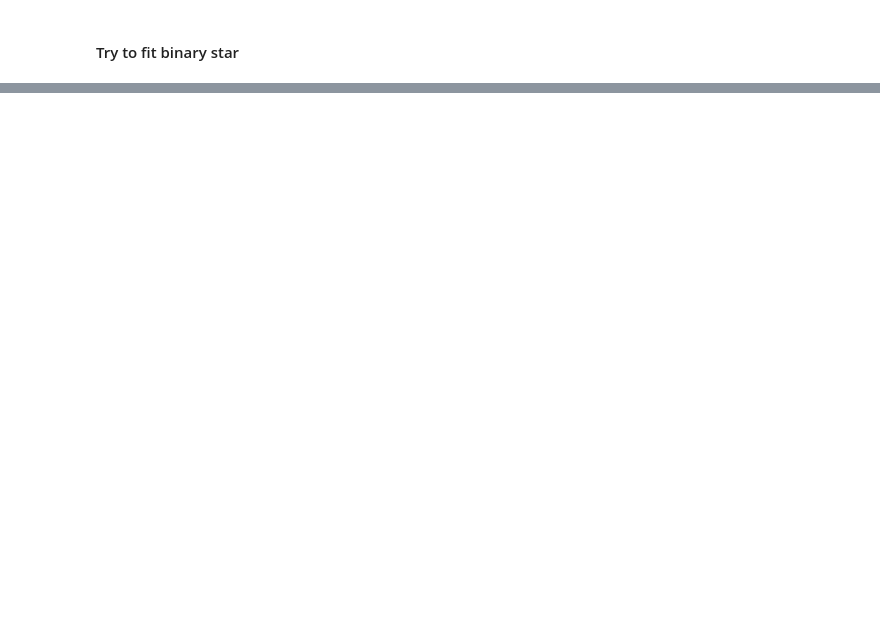
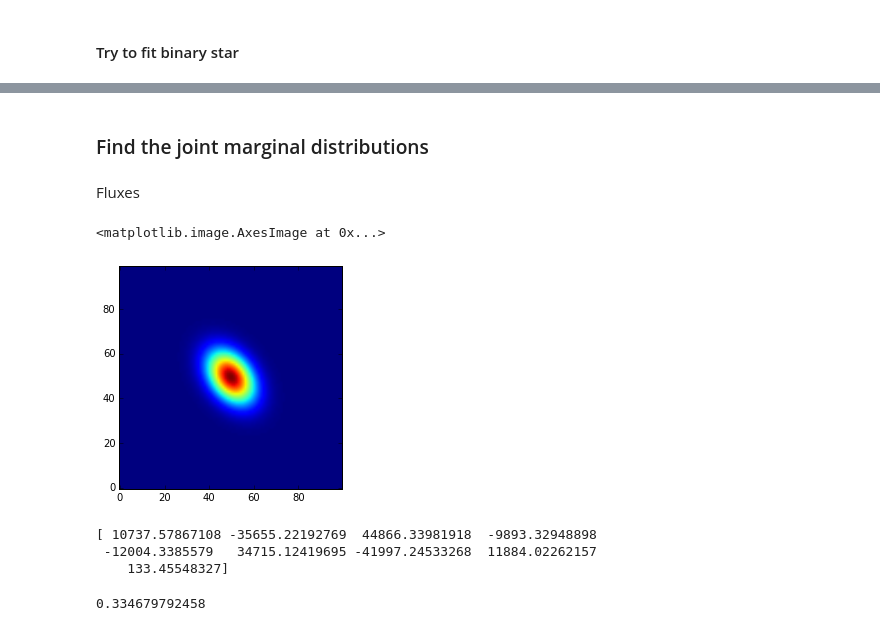
Before and after one commit to mbuchove/notebook-wurk-b, a Jupyter notebook: stats/astro283_hw4.ipynb, the cells around one changed output, grey strips where cells are left out. Cells and saved outputs as stored; diff of their text form; code cells hidden in the pictures; blank space fills up the shorter version.

```diff
--- a/stats/astro283_hw4.ipynb
+++ b/stats/astro283_hw4.ipynb
@@ -84,5 +72,8 @@ def binary_star(pos, F1, F2, xc, yc, rad, theta, sigma, B):
 # %%
 sigma_array = numpy.sqrt(star_data)
 sigma_rav = sigma_array.ravel()
-bin_guess = (p_opt_singl[0]/2, p_opt_singl[0]/2, p_opt_singl[1], p_opt_singl[2], 5.0, numpy.pi/4, p_opt_singl[3], p_opt_singl[4])
+bin_guess = (p_opt_singl[0]/2, p_opt_singl[0]/2, p_opt_singl[1], p_opt_singl[2], 5., numpy.pi/4., p_opt_singl[3], p_opt_singl[4])
 p_opt_bin, p_cov_bin = optimize.curve_fit(binary_star, (x_rav,y_rav), star_rav, bin_guess, sigma_rav)
+
+print(p_opt_bin)
+print(p_cov_bin)
@@ -114,3 +108,62 @@ print(p_cov_bin)
+# %% [markdown]
+<h3>Find the joint marginal distributions</h4>
+# %%
+def joint_marginal_dist(param_vals, opt_param_vals, cov_mat):
+    for obj in [param_vals, opt_param_vals, cov_mat]:
+        if type(cov_mat) is not numpy.matrix:
+            cov_mat = numpy.matrix(cov_mat)
+        vec = numpy.matrix(param_vals - opt_param_vals)
+    return 1/((2*numpy.pi)*numpy.sqrt(numpy.linalg.det(cov_mat)))*numpy.exp(-0.5*vec.T*cov_mat.I*vec)
+# mat1 * mat2 equivalent to numpy.dot(mat1, mat2)
+# %% [markdown]
+Fluxes
+# %%
+F_points = 100
+F1_arr = numpy.linspace(p_opt_bin[0]-5*p_cov_bin[0][0], p_opt_bin[0]+5*p_cov_bin[0][0], F_points)
+F2_arr = numpy.linspace(p_opt_bin[1]-5*p_cov_bin[1][1], p_opt_bin[1]+5*p_cov_bin[1][1], F_points)
+
+F1_arr, F2_arr = numpy.meshgrid(F1_arr, F2_arr)
+coords = F1_arr, F2_arr
+
+F1_rav = F1_arr.ravel()
+F2_rav = F2_arr.ravel()
+# %%
+F0_matrix = numpy.matrix([[p_opt_bin[0]], [p_opt_bin[1]]])
+sigma_F = p_cov_bin[0:2,0:2] # gets the mini 2x2 subarray
+F_rav_len = len(F1_rav)
+
+if len(F1_rav) == F_points**2:
+    fluxes_jm_prob_rav = numpy.zeros(F_rav_len)
+    for i in range(0, F_rav_len):
+        fluxes_jm_prob_rav[i] = joint_marginal_dist([[F1_rav[i]], [F2_rav[i]]], F0_matrix, sigma_F)
+# %%
+pyplot.imshow(fluxes_jm_prob_rav.reshape(F_points, F_points), origin='lower', extent=[])
+# origin='lower' for the
+# %% [output]
+<matplotlib.image.AxesImage at 0x...>
+[figure, added]
+# %%
+def binary_star_0(pos, F1, xc1, yc1, sigma1, F2, xc2, yc2, sigma2, B):
+    return F1*numpy.exp(-((pos[0]-xc1)**2+(pos[1]-yc1)**2)/(2*sigma1**2)) + F2*numpy.exp(-((pos[0]-xc2)**2+(pos[1]-yc2)**2)/(2*sigma2**2)) + B
+
+init_guess_0 = (11., 130, 130, 15, 25., 130, 130, 15, 100)
+p_opt_bin_0, p_cov_bin_0 = optimize.curve_fit(binary_star_0, (x_rav, y_rav), star_rav, init_guess_0, sigma_rav)
+
+print(p_opt_bin_0)
+# %% [output]
+[ 10737.57867108 -35655.22192769  44866.33981918  -9893.32948898
+ -12004.3385579   34715.12419695 -41997.24533268  11884.02262157
+    133.45548327]
+# %%
+from functools import partial
+#part_func = partial(symm_2d_gaussian, pos)
+
+# do it the simple way
+chi_s = numpy.sum(blank_sky**2/star_data)
+dof = len(x_rav) - len(p_opt_singl)
+print(chi_s / dof)
+# %% [output]
+0.334679792458
 # %%
 k = 3.0 # gain
 star_data_pe = k * star_data
```
Also changed, not shown: parts of 11 cells of this notebook, 1 other file.
